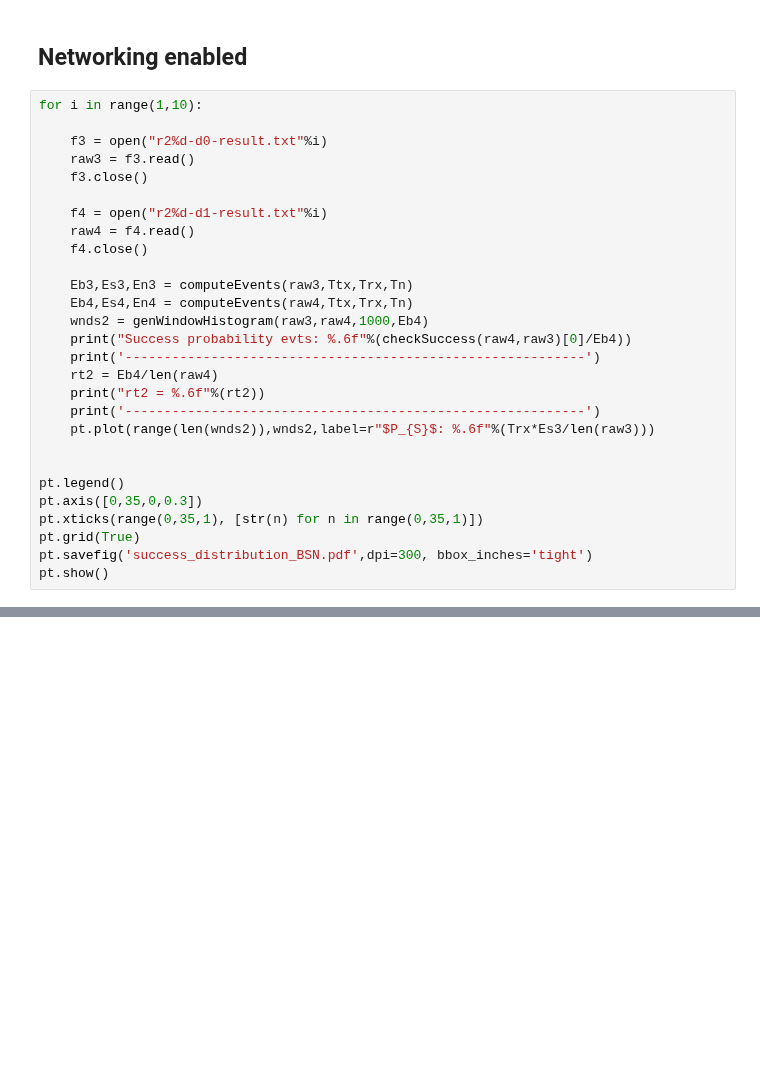
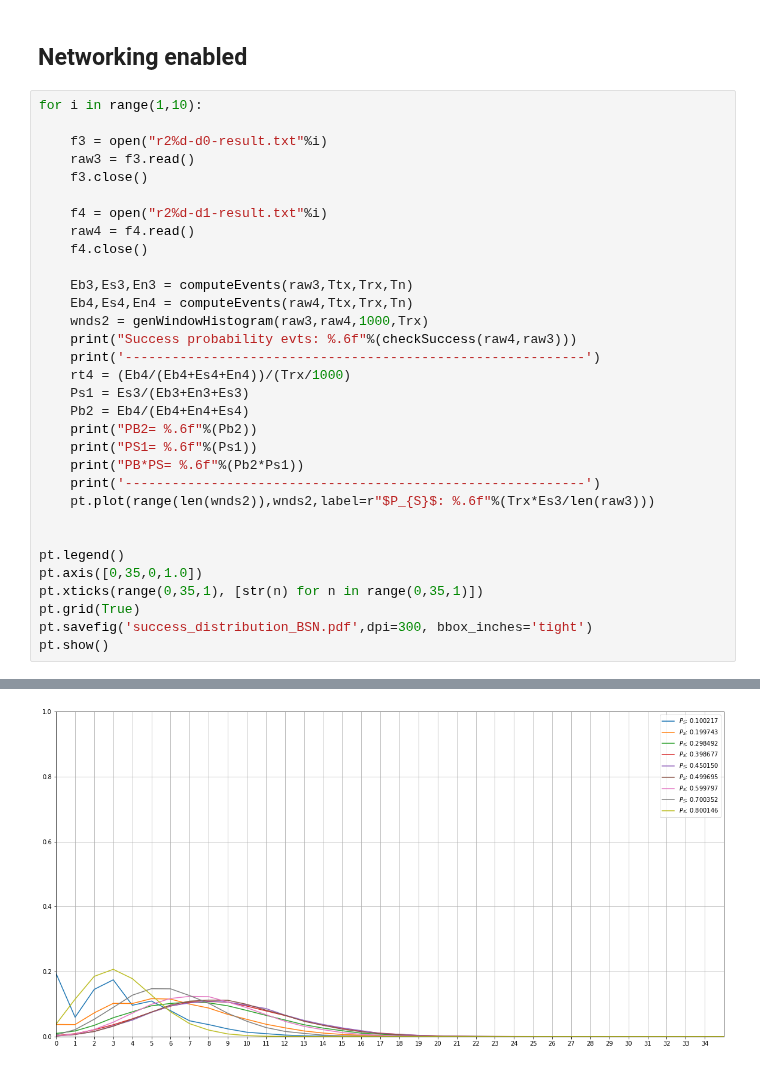
Before and after one commit to ingframin/BroadcastSimulation, a Jupyter notebook: results/success_distribution.ipynb, the cells around one changed output, grey strips where cells are left out. Drawn from its saved outputs; the diff is of its cells as text; blank space fills up the shorter version.

```diff
--- a/results/success_distribution.ipynb
+++ b/results/success_distribution.ipynb
@@ -107,18 +104,23 @@ for i in range(1,10):
 
     Eb3,Es3,En3 = computeEvents(raw3,Ttx,Trx,Tn)
     Eb4,Es4,En4 = computeEvents(raw4,Ttx,Trx,Tn)
-    wnds2 = genWindowHistogram(raw3,raw4,1000,Eb4)
-    print("Success probability evts: %.6f"%(checkSuccess(raw4,raw3)[0]/Eb4))
+    wnds2 = genWindowHistogram(raw3,raw4,1000,Trx)
+    print("Success probability evts: %.6f"%(checkSuccess(raw4,raw3)))
     print('-----------------------------------------------------------')
-    rt2 = Eb4/len(raw4)
-    print("rt2 = %.6f"%(rt2))
+    rt4 = (Eb4/(Eb4+Es4+En4))/(Trx/1000)
+    Ps1 = Es3/(Eb3+En3+Es3)
+    Pb2 = Eb4/(Eb4+En4+Es4)
+    print("PB2= %.6f"%(Pb2))
+    print("PS1= %.6f"%(Ps1))
+    print("PB*PS= %.6f"%(Pb2*Ps1))
     print('-----------------------------------------------------------')
     pt.plot(range(len(wnds2)),wnds2,label=r"$P_{S}$: %.6f"%(Trx*Es3/len(raw3)))
 
 
 pt.legend()
-pt.axis([0,35,0,0.3])
+pt.axis([0,35,0,1.0])
 pt.xticks(range(0,35,1), [str(n) for n in range(0,35,1)])
 pt.grid(True)
 pt.savefig('success_distribution_BSN.pdf',dpi=300, bbox_inches='tight')
 pt.show()
+# %% [output]
@@ -124,0 +144 @@ pt.show()
+[figure, added]
```
Also changed, not shown: parts of 3 cells of this notebook, 3 other files.
